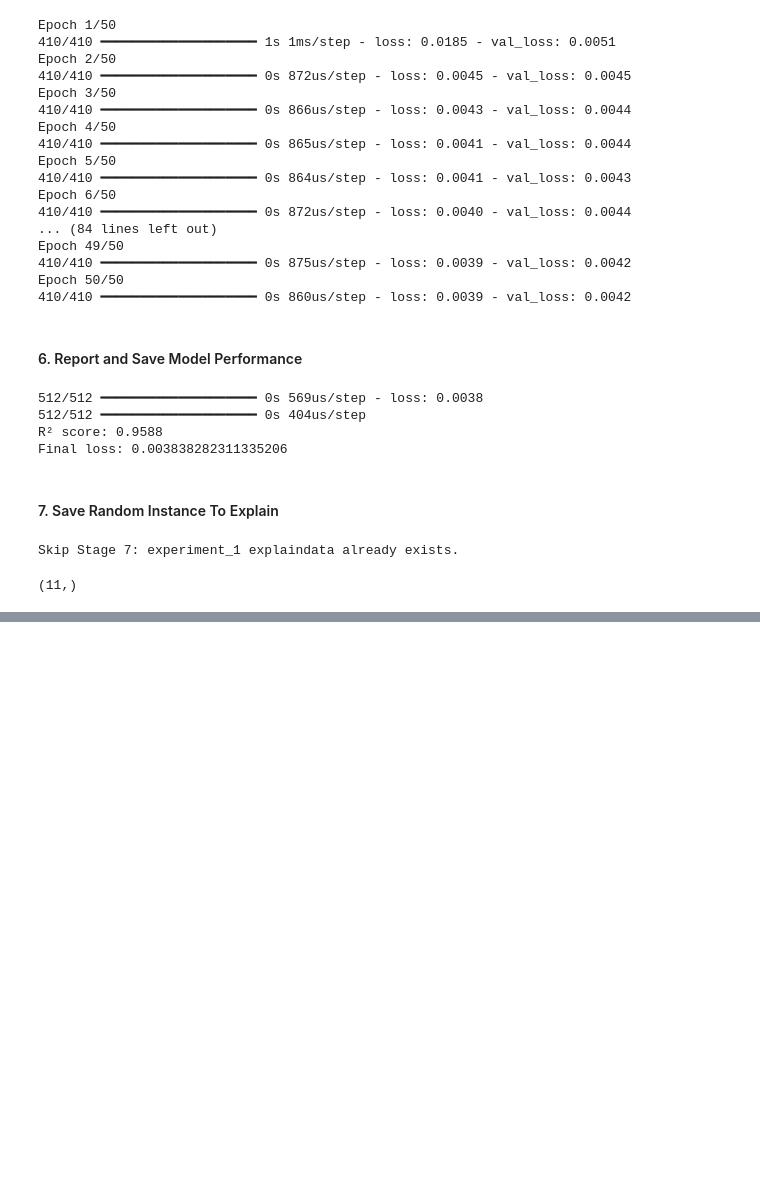
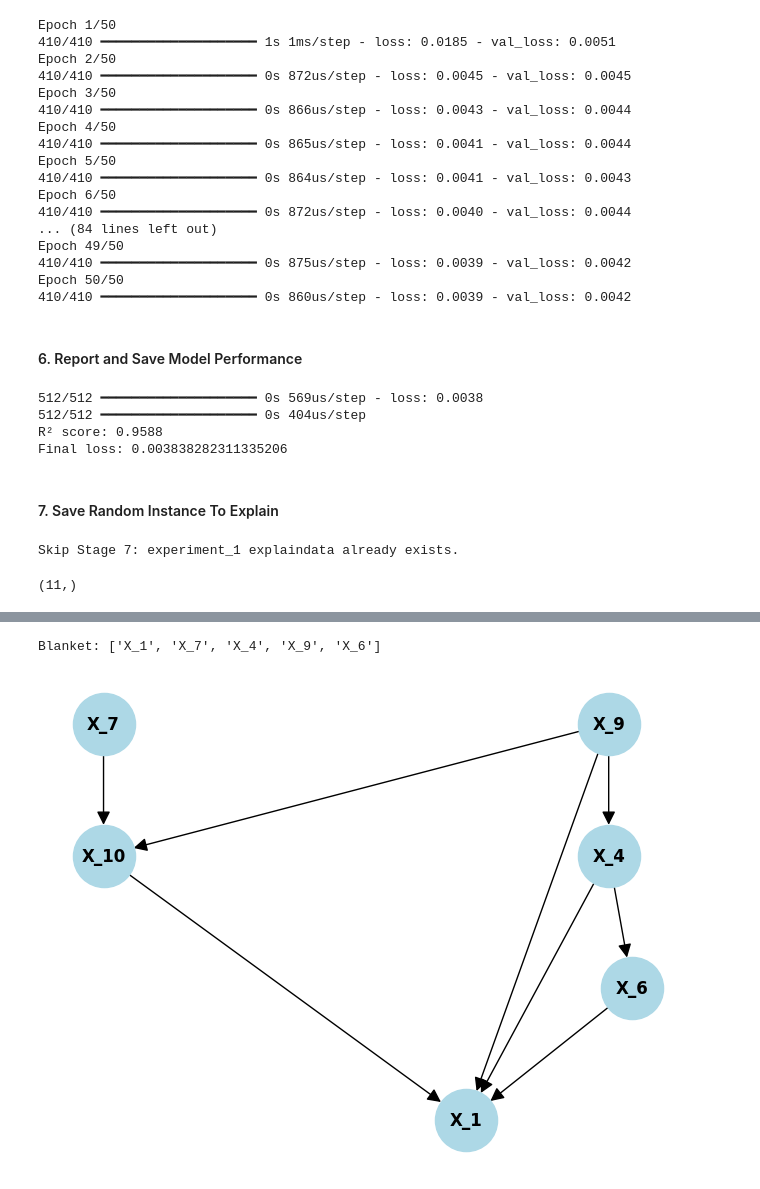
Before and after one commit to TumeloMkwambe/Honours-RP, a Jupyter notebook: playground.ipynb, the cells around one changed output, grey strips where cells are left out. Cells and saved outputs as stored; diff of their text form; code cells hidden in the pictures; blank space fills up the shorter version.

```diff
--- a/playground.ipynb
+++ b/playground.ipynb
@@ -216,0 +251,19 @@ samples = data_generation(X, y, model, explain_data[0], loss, num_samples = 5, s
+# %%
+def markov_blanket(model, target):
+
+    model_ = copy.deepcopy(model)
+    blanket = model_.get_markov_blanket(target)
+
+    print(f'Blanket: {blanket}')
+
+    for node in list(model_.nodes()):
+        if node not in blanket and node != target:
+            model_.remove_node(node)
+
+    return model_
+# %%
+generated_blanket = markov_blanket(estimated_model, target_node)
+draw_network(generated_blanket)
+# %% [output]
+Blanket: ['X_1', 'X_7', 'X_4', 'X_9', 'X_6']
+[figure, added]
```
Also changed, not shown: parts of 15 cells of this notebook.
